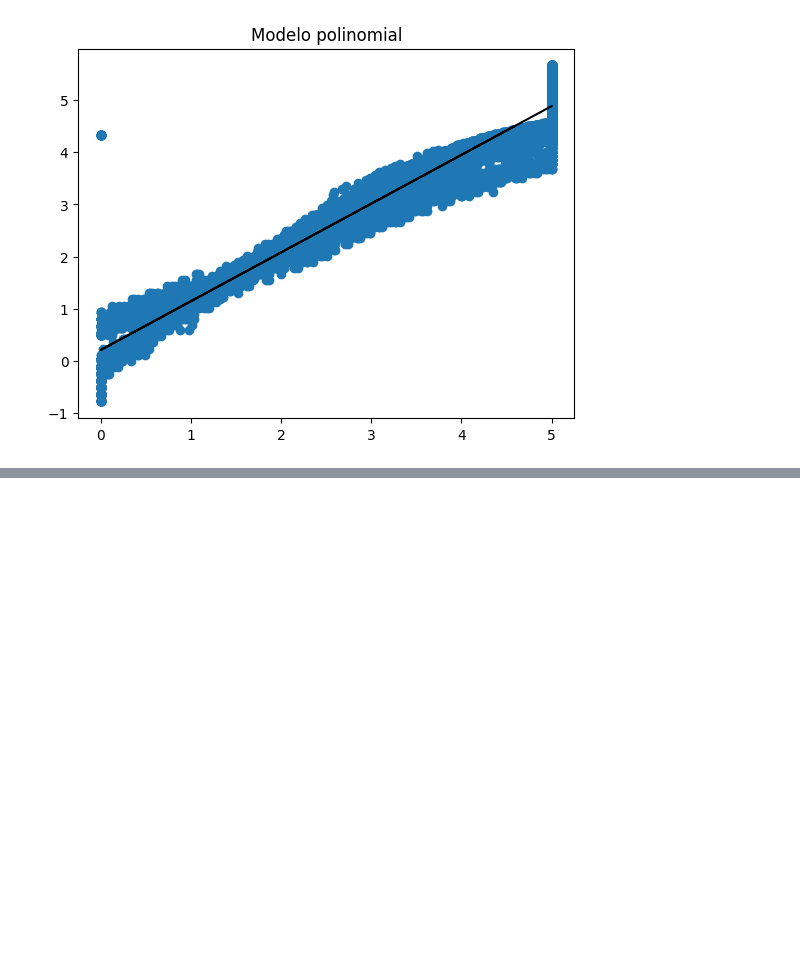
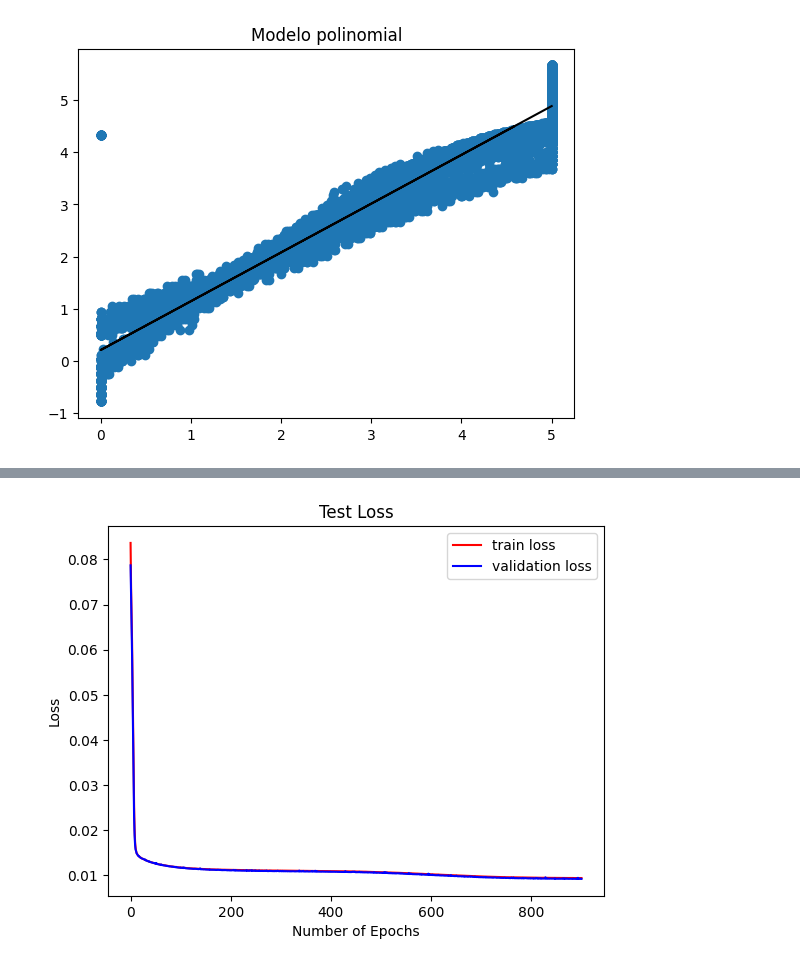
Before and after one commit to jesolisp/Curso-Modelacion-Sistemas-Fisicos, a Jupyter notebook: docs/codes/JESP_Analisis_de_datos.ipynb, the cells around one changed output, grey strips where cells are left out. Cells and saved outputs as stored; diff of their text form; code cells hidden in the pictures; blank space fills up the shorter version.

```diff
--- a/docs/codes/JESP_Analisis_de_datos.ipynb
+++ b/docs/codes/JESP_Analisis_de_datos.ipynb
@@ -349,0 +369,7 @@ plt.show()
+# %%
+n_neurons = 3
+model = Sequential(name = "Model-with-Six-Input") # Model
+model.add(Input(shape=(X_train_nn.shape[1],), name = 'Input-Layer')) # Input Layer - need to speicfy the shape of inputs
+model.add(Dense(n_neurons, activation='sigmoid', name = 'Hidden-Layer')) # Hidden Layer
+model.add(Dense(1, activation = 'linear', name = 'Output-Layer')) # Output Layer}
+model.summary()
@@ -349,0 +388,25 @@ plt.show()
+# %%
+#%% Compile keras model
+model.compile(optimizer = 'sgd', # default='rmsprop', an algorithm to be used in backpropagation
+              loss = 'mean_squared_error', # Loss function to be optimized. A string (name of loss function), or a tf.keras.losses.Loss instance.
+              metrics = ['mean_squared_error','mean_absolute_error'], # List of metrics to be evaluated by the model during training and testing. Each of this can be a string (name of a built-in function), function or a tf.keras.metrics.Metric instance.
+             )
+# %%
+#%% Fit keras model on the dataset
+earlyStopping = EarlyStopping(monitor = 'mean_squared_error',
+                                patience = 10,
+                                verbose = 0,
+                                mode ='min')
+
+mcp_save = ModelCheckpoint('best_model.keras',
+                            save_best_only = True,
+                            monitor = 'mean_squared_error',
+                            mode = 'min')
+# %%
+history = model.fit(X_train_nn, # input data
+                    y_train_nn, # target data
+                    batch_size = 10, # Number of samples per gradient update. If unspecified, batch_size will default to 32.
+                    epochs = 3500, # default=1, Number of epochs to train the model. An epoch is an iteration over the entire x and y data provided
+                    verbose = 'auto', # default='auto', ('auto', 0, 1, or 2). Verbosity mode. 0 = silent, 1 = progress bar, 2 = one line per epoch. 'auto' defaults to 1 for most cases, but 2 when used with ParameterServerStrategy.
+                    callbacks = [earlyStopping, mcp_save],
+                    validation_data = (X_test_nn, y_test_nn))
@@ -349,0 +431,11 @@ plt.show()
+# %%
+#%% Plot the loss and accuracy curves for training and validation
+plt.plot(history.history['loss'], color = 'r', label = "train loss")
+plt.plot(history.history['val_loss'], color = 'b', label = "validation loss")
+plt.title("Test Loss")
+plt.xlabel("Number of Epochs")
+plt.ylabel("Loss")
+plt.legend()
+plt.show()
+# %% [output]
+[figure, added]
```
Also changed, not shown: parts of 8 cells of this notebook, 2 other files.
